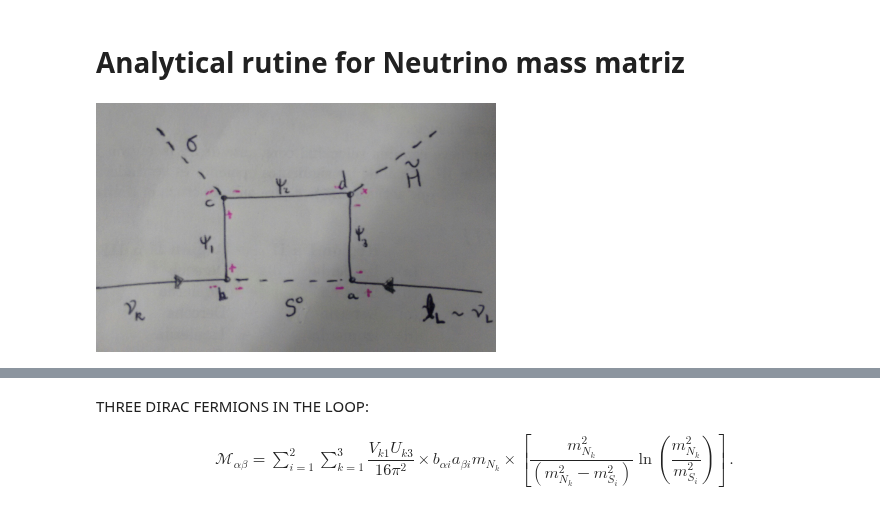
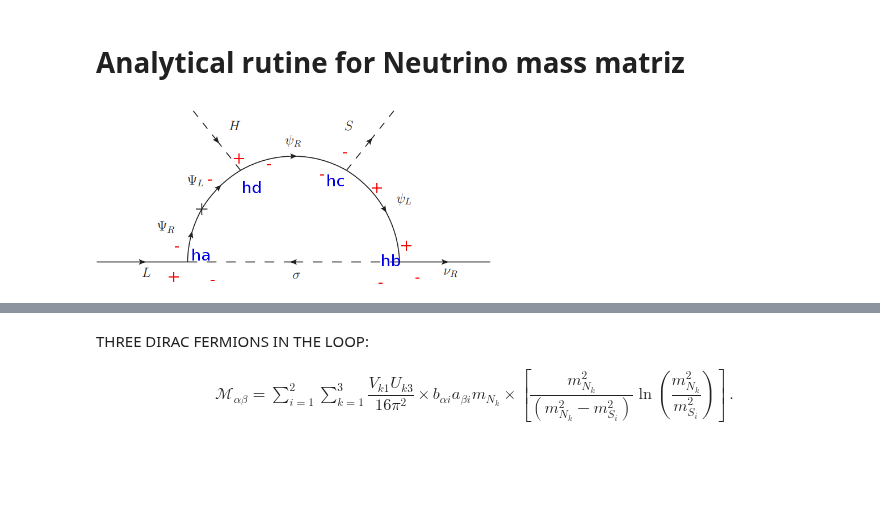
Before and after one commit to anferivera/SDdiracDM, a Jupyter notebook: run_model_neutrinos-one-point.ipynb, the cells around one changed output, grey strips where cells are left out. Drawn from its saved outputs; the diff is of its cells as text; code cells hidden in the pictures; blank space fills up the shorter version.

```diff
--- a/run_model_neutrinos-one-point.ipynb
+++ b/run_model_neutrinos-one-point.ipynb
@@ -205,6 +205,6 @@ SPheno_output.splitlines()
 # Analytical rutine for Neutrino mass matriz
 # %%
 from IPython.display import Image
-Image("/home/anferivera/Dropbox/SingletDoubletDirac/draft_SDdiracDM/figures/neutrino-GB.jpg", width=400)
+Image("/home/anferivera/Dropbox/SingletDoubletDirac/draft_SDdiracDM/figures/neutrino-GB.png", width=400)
 # %% [output]
-[figure, old version]
+[figure, new version]
```
Also changed, not shown: parts of 6 cells of this notebook, 10 other files.
